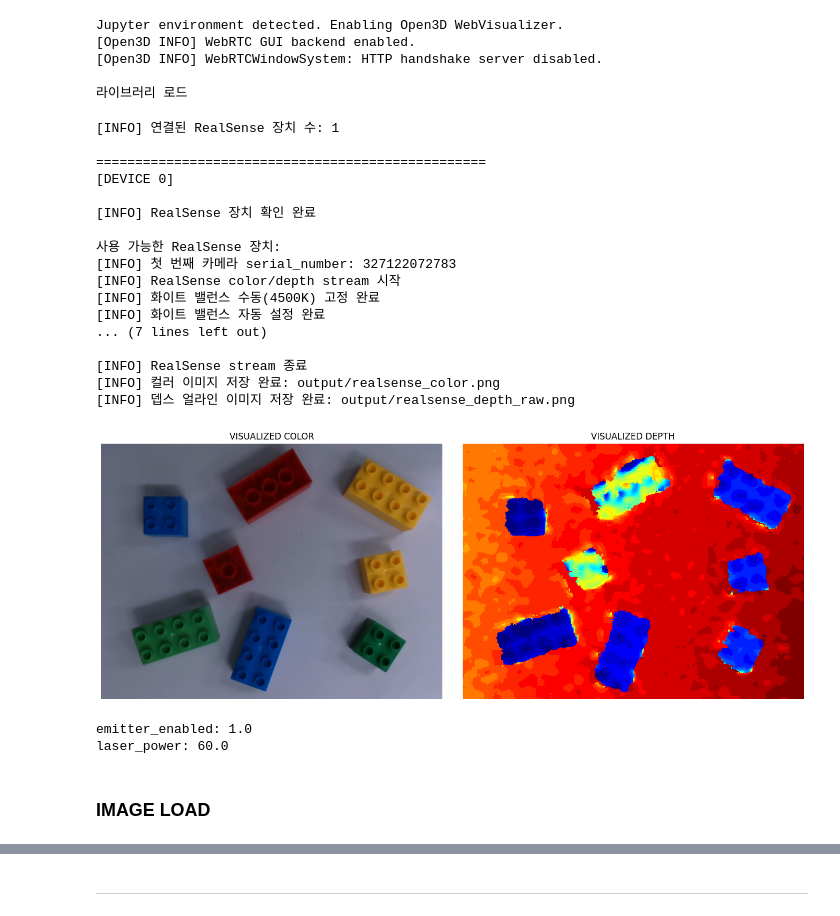
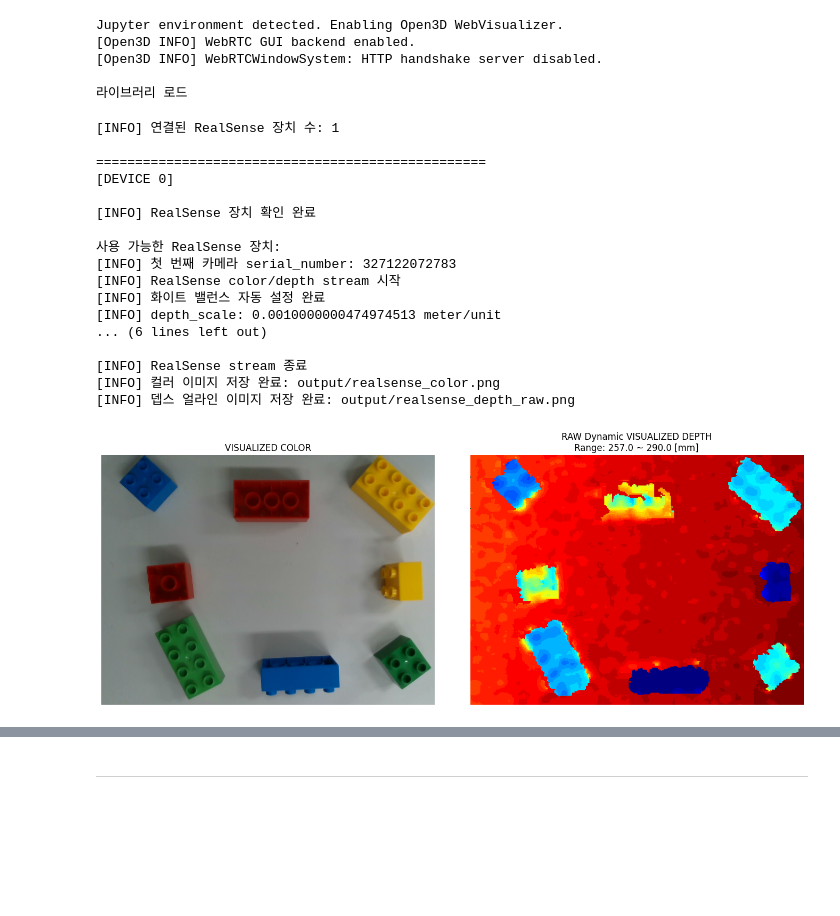
Before and after one commit to engineer0914/pointcloud_test, a Jupyter notebook: INUVision.ipynb, the cells around one changed output, grey strips where cells are left out. Drawn from its saved outputs; the diff is of its cells as text; code cells hidden in the pictures; blank space fills up the shorter version.

```diff
--- a/INUVision.ipynb
+++ b/INUVision.ipynb
@@ -386,9 +386,9 @@ def capture_color_depth_and_save_intrinsics(
 
         # sensor.set_option(rs.option.enable_auto_white_balance, 0)
         # sensor.set_option(rs.option.white_balance, 4500) # 필요시 4000~5000 사이 조절
-        print("[INFO] 화이트 밸런스 수동(4500K) 고정 완료")
+        # print("[INFO] 화이트 밸런스 수동(4500K) 고정 완료")
 
-        sensor.set_option(rs.option.enable_auto_white_balance, 0)
+        sensor.set_option(rs.option.enable_auto_white_balance, 1)
         print("[INFO] 화이트 밸런스 자동 설정 완료")
 
         # 얼라인 객체 생성
@@ -547,27 +547,6 @@ color_img_bgr, depth_img, intrinsics = capture_color_depth_and_save_intrinsics(
 
 vis_color_img = cv2.cvtColor(color_img_bgr, cv2.COLOR_BGR2RGB)
 
-# 컬러 뷰------------------------------------------------------------
-
-# vis_depth_img = cv2.applyColorMap(
-#     cv2.convertScaleAbs(depth_img, alpha=0.1),
-#     cv2.COLORMAP_JET
-# )
-
-# 동적 변화 뷰------------------------------------------------------------
-
-vis_depth_img, depth_range = ivl.depth_dynamic_colorization(depth_img)
-
-# # 뎁스
-# axes[1].imshow(vis_depth_img)
-# # axes[1].set_title(
-# #     f"RAW Dynamic VISUALIZED DEPTH\n"
-# #     f"Range: {depth_range[0]:.1f} ~ {depth_range[1]:.1f} [mm]"
-# # )
-# axes[1].set_title(f"VISUALIZED DEPTH (RAW)")
-# axes[1].axis("off")
-
-#------------------------------------------------------------
 
 # 비율에 맞춰서 이미지 비율 계산
 f_width = 14
@@ -577,53 +556,66 @@ f_figsize=(f_width, f_height)
 fig, axes = plt.subplots(1, 2, figsize = f_figsize) # 1행 2열 figsize에 맞춰서 설정
 
 # 컬러
 axes[0].imshow(vis_color_img)
 axes[0].set_title("VISUALIZED COLOR")
 axes[0].axis("off")
 
+# 뎁스 컬러 뷰------------------------------------------------------------
+
+# vis_depth_img = cv2.applyColorMap(
+#     cv2.convertScaleAbs(depth_img, alpha=0.1),
+#     cv2.COLORMAP_JET
+# )
+
+# 뎁스 노멀라이제이션 뷰------------------------------------------------------------
+
+vis_depth_img, depth_range = ivl.depth_dynamic_colorization(depth_img)
+
 # 뎁스
 axes[1].imshow(vis_depth_img)
-axes[1].set_title("VISUALIZED DEPTH")
+axes[1].set_title(
+    f"RAW Dynamic VISUALIZED DEPTH\n"
+    f"Range: {depth_range[0]:.1f} ~ {depth_range[1]:.1f} [mm]"
+)
 axes[1].axis("off")
+
+#------------------------------------------------------------
 
 # 시각화
 plt.tight_layout()
 plt.show()
 # %% [output]
 [INFO] 연결된 RealSense 장치 수: 1
 
 ==================================================
 [DEVICE 0]
 
 [INFO] RealSense 장치 확인 완료
 
 사용 가능한 RealSense 장치:
 [INFO] 첫 번째 카메라 serial_number: 327122072783
 [INFO] RealSense color/depth stream 시작
-[INFO] 화이트 밸런스 수동(4500K) 고정 완료
 [INFO] 화이트 밸런스 자동 설정 완료
-... (7 lines left out)
+[INFO] depth_scale: 0.0010000000474974513 meter/unit
+... (6 lines left out)
 
 [INFO] RealSense stream 종료
 [INFO] 컬러 이미지 저장 완료: output/realsense_color.png
 [INFO] 뎁스 얼라인 이미지 저장 완료: output/realsense_depth_raw.png
-[figure, old version]
+[figure, new version]
 # %%
-import pyrealsense2 as rs
+## RealSense 센서 옵션 확인 (예시)
 
-ctx = rs.context()
-dev = ctx.query_devices()[0]
+# ctx = rs.context()
+# dev = ctx.query_devices()[0]
 
-depth_sensor = dev.first_depth_sensor()
+# depth_sensor = dev.first_depth_sensor()
 
-if depth_sensor.supports(rs.option.emitter_enabled):
-    print("emitter_enabled:", depth_sensor.get_option(rs.option.emitter_enabled))
+# if depth_sensor.supports(rs.option.emitter_enabled):
+#     print("emitter_enabled:", depth_sensor.get_option(rs.option.emitter_enabled))
+
+# # if depth_sensor.supports(rs.option.laser_power):
+# #     depth_sensor.set_option(rs.option.laser_power, 150)
 
 # if depth_sensor.supports(rs.option.laser_power):
-#     depth_sensor.set_option(rs.option.laser_power, 150)
-
-if depth_sensor.supports(rs.option.laser_power):
-    print("laser_power:", depth_sensor.get_option(rs.option.laser_power))
+#     print("laser_power:", depth_sensor.get_option(rs.option.laser_power))
-# %% [output]
-emitter_enabled: 1.0
-laser_power: 60.0
@@ -680,2 +621,0 @@ plt.show()
-# %% [markdown]
-### **IMAGE LOAD**
```
Also changed, not shown: parts of 12 cells of this notebook, 4 other files.
